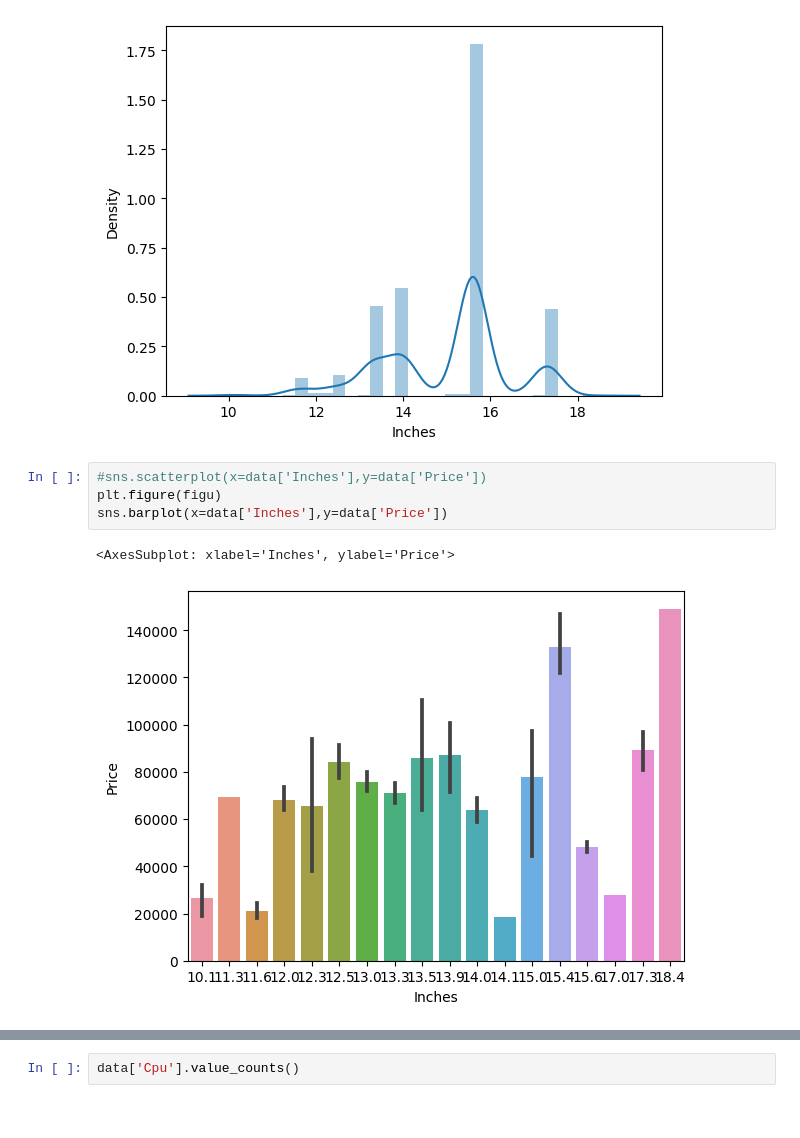
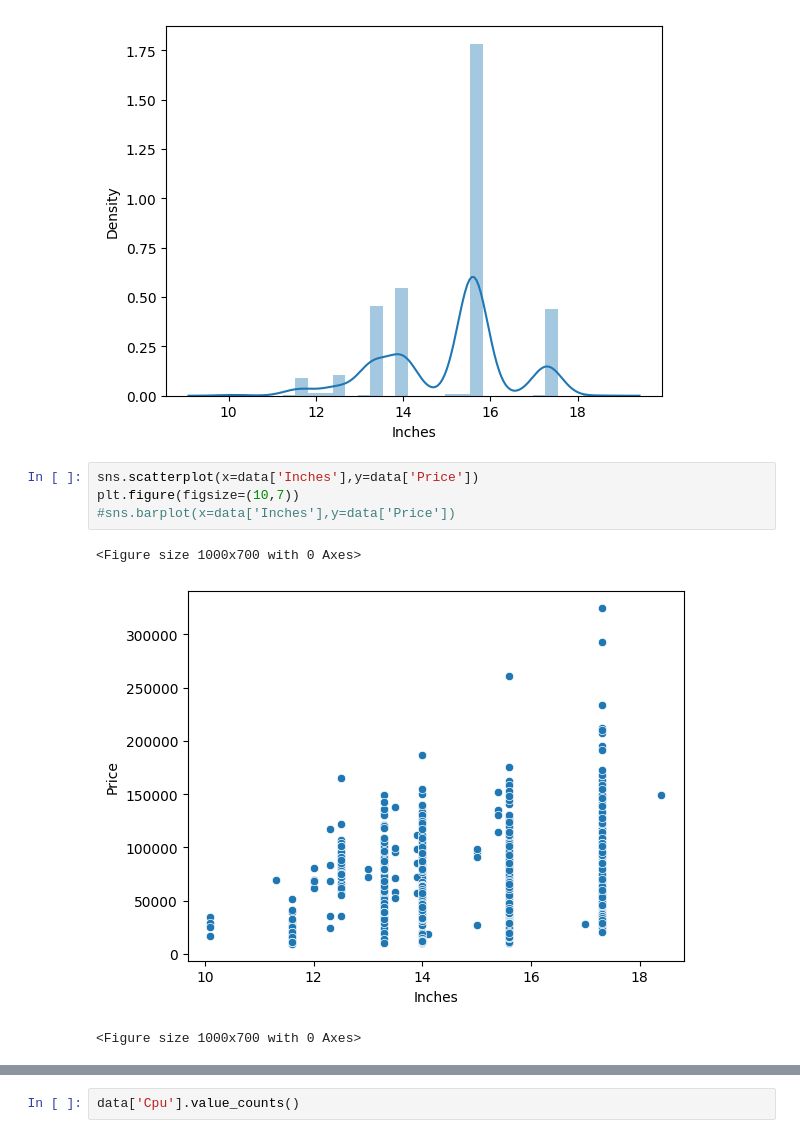
Before and after one commit to Utkrishtdutta/Laptop_Price_prediction, a Jupyter notebook: laptop_price_prediction.ipynb, the cells around one changed output, grey strips where cells are left out. Saved outputs shown, nothing was run; the diff lists cells and outputs as text.

```diff
--- a/laptop_price_prediction.ipynb
+++ b/laptop_price_prediction.ipynb
@@ -211,9 +213,10 @@ https://gist.github.com/mwaskom/de44147ed2974457ad6372750bbe5751
 <AxesSubplot: xlabel='Inches', ylabel='Density'>
 [figure]
 # %%
-#sns.scatterplot(x=data['Inches'],y=data['Price'])
-plt.figure(figu)
-sns.barplot(x=data['Inches'],y=data['Price'])
+sns.scatterplot(x=data['Inches'],y=data['Price'])
+plt.figure(figsize=(10,7))
+#sns.barplot(x=data['Inches'],y=data['Price'])
 # %% [output]
-<AxesSubplot: xlabel='Inches', ylabel='Price'>
+<Figure size 1000x700 with 0 Axes>
-[figure, old version]
+[figure, new version]
+<Figure size 1000x700 with 0 Axes>
```
Also changed, not shown: parts of 80 cells of this notebook.
